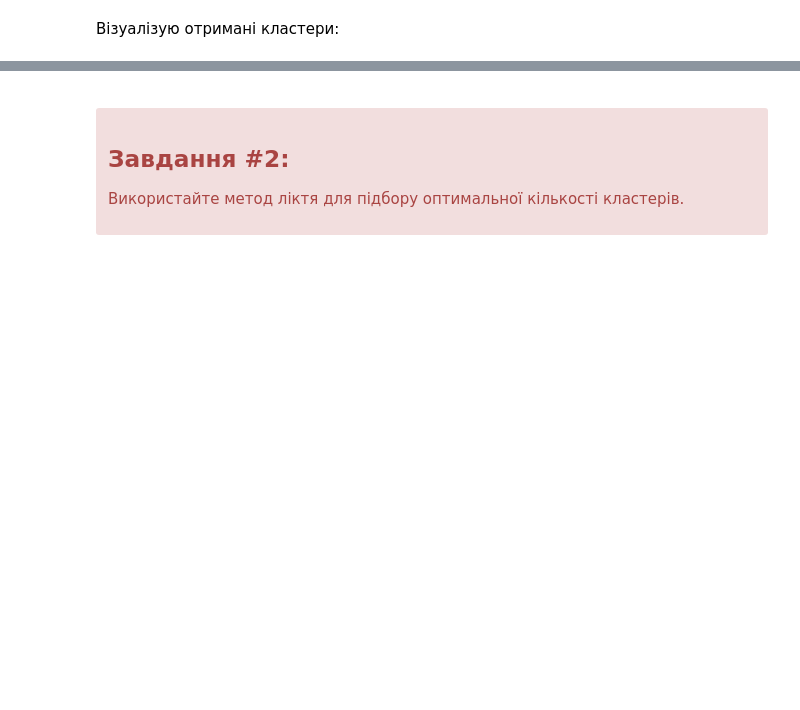
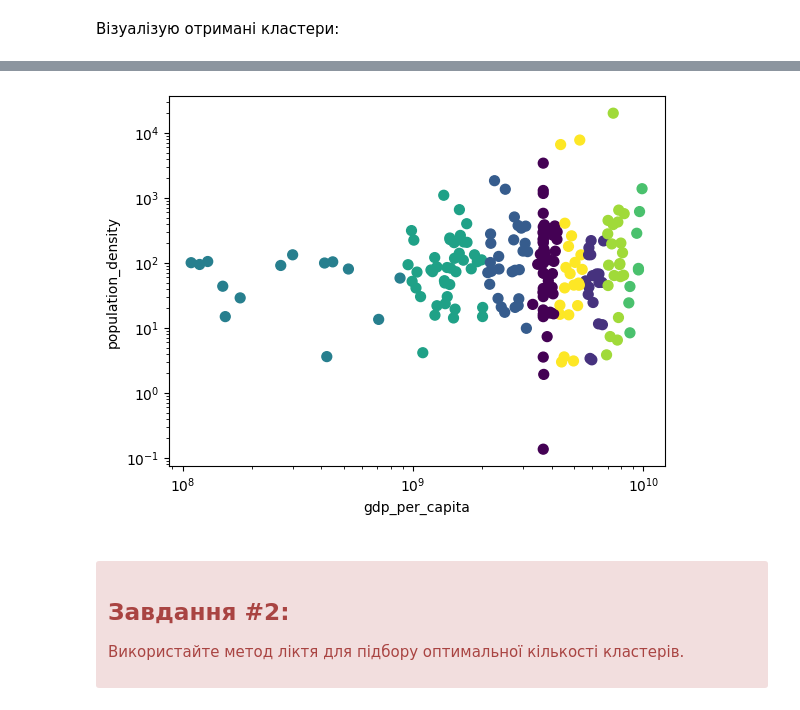
Before and after one commit to sokolovgit/data_analysis, a Jupyter notebook: py_lab5/lab5.ipynb, the cells around one changed output, grey strips where cells are left out. Saved outputs shown, nothing was run; the diff lists cells and outputs as text; code cells hidden in the pictures; blank space fills up the shorter version.

```diff
--- a/py_lab5/lab5.ipynb
+++ b/py_lab5/lab5.ipynb
@@ -47,3 +131,18 @@
+# %%
+
+
+
+plt.xlabel('gdp_per_capita')
+plt.ylabel('population_density')
+
+plt.scatter(features['gdp_per_capita'], features['population_density'], c=kmeans.labels_, s=50, cmap='viridis')
+
+plt.xscale('log')
+plt.yscale('log')
+
+plt.show()
+# %% [output]
+[figure, added]
 # %% [markdown]
 <a name="task2"></a>
 <div class="alert alert-danger alertdanger" style="margin-top: 20px">
```
Also changed, not shown: parts of 45 cells of this notebook.
